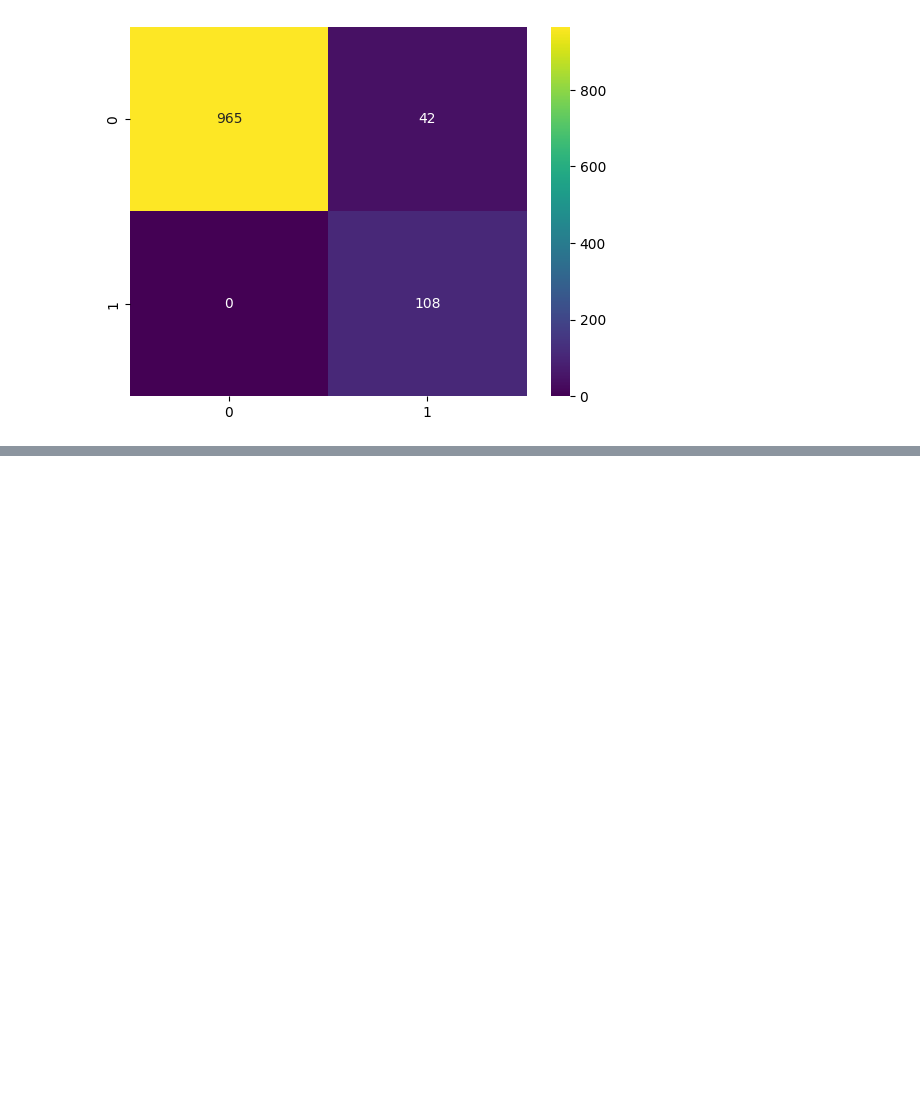
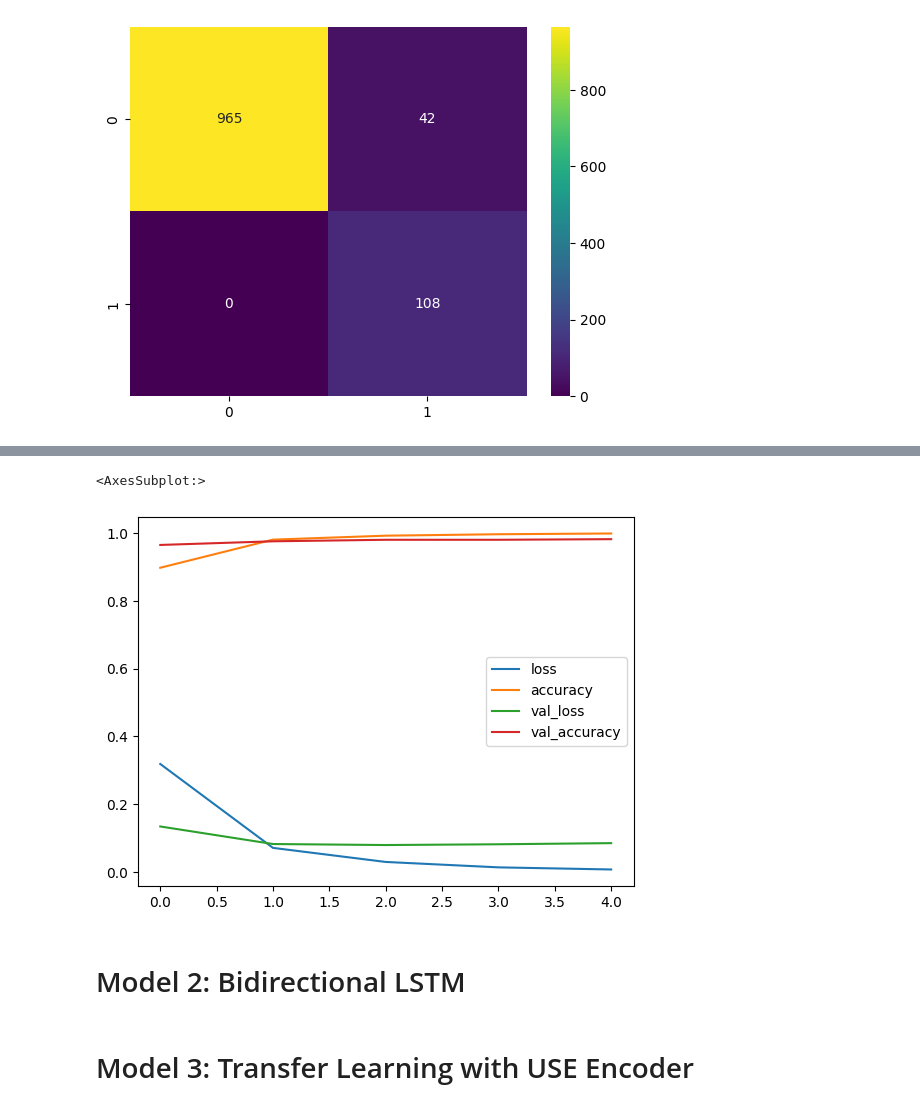
Before and after one commit to Afsoon-Ghazanfari/DataScienceRoadMap, a Jupyter notebook: 6_SMS_Spam_Detecting_by_Tensorflow.ipynb, the cells around one changed output, grey strips where cells are left out. Saved outputs shown, nothing was run; the diff lists cells and outputs as text; code cells hidden in the pictures; blank space fills up the shorter version.

Commit message:
creatinig models

```diff
--- a/6_SMS_Spam_Detecting_by_Tensorflow.ipynb
+++ b/6_SMS_Spam_Detecting_by_Tensorflow.ipynb
@@ -108,0 +122,4 @@ sns.heatmap(confusion_matrix(baseline_model.predict(X_test_vec),y_test),annot=Tr
+# %%
+X_train_processed = text_vec(X_train)
+X_test_processed = text_vec(X_test)
+X_train_processed
@@ -109,6 +143,8 @@ sns.heatmap(confusion_matrix(baseline_model.predict(X_test_vec),y_test),annot=Tr
 # %%
+#Building the Sequential Model
 model1=keras.Sequential()
-model1.add(layers.Embedding(input_dim=total_words_len, output_dim=128, input_length=avg_words_len))
+model1.add(layers.Embedding(input_dim=total_words_len, output_dim=128,
+                            input_length=avg_words_len, embeddings_initializer='uniform'))
 model1.add(layers.GlobalAveragePooling1D())
 model1.add(layers.Flatten())
 model1.add(layers.Dense(32, activation='relu'))
@@ -138,4 +174,8 @@ Trainable params: 1,999,041
 Non-trainable params: 0
 _________________________________________________________________
 # %%
-ww
+#Compiling the model
+model1.compile(optimizer='adam', loss='binary_crossentropy', metrics=['accuracy'])
+# %%
+#Training the model
+history1=model1.fit(X_train_processed, y_train, validation_data=(X_test_processed, y_test), epochs=5)
@@ -141,0 +216,5 @@ ww
+# %%
+pd.DataFrame(history1.history).plot()
+# %% [output]
+<AxesSubplot:>
+[figure, added]
@@ -141,0 +258,4 @@ ww
+# %% [markdown]
+# Model 2: Bidirectional LSTM
+# %% [markdown]
+# Model 3: Transfer Learning with USE Encoder
```
Also changed, not shown: parts of 9 cells of this notebook.
